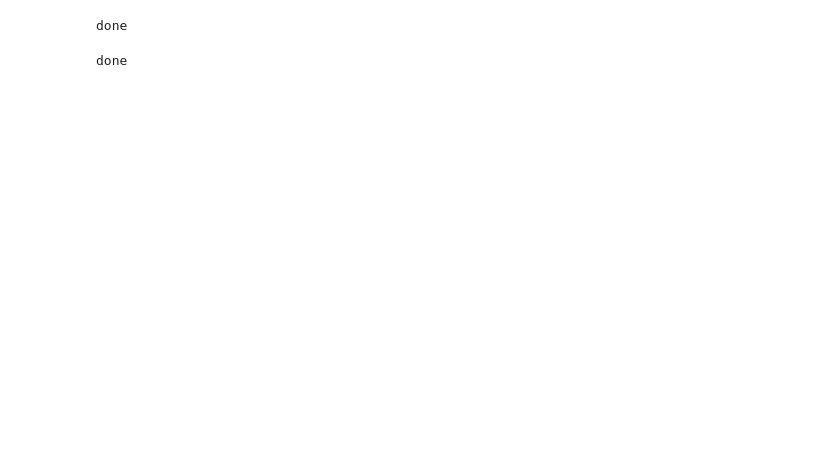
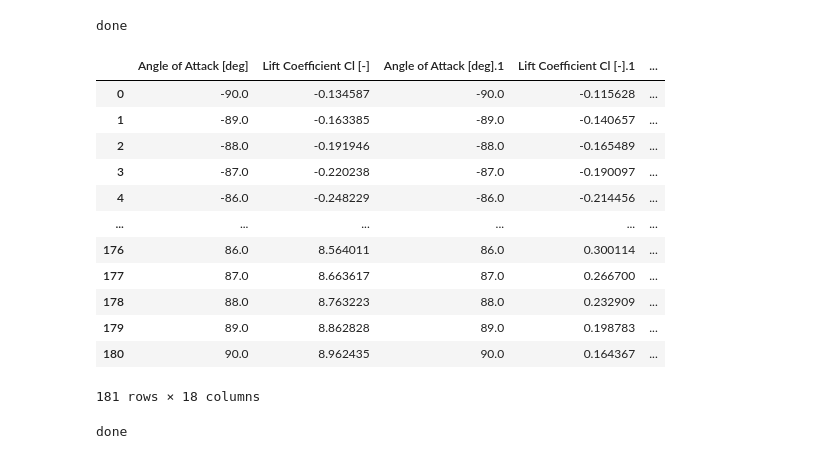
Before and after one commit to Pedro-pb-coder/polars.Qblade, a Jupyter notebook: polares.all.ipynb, the cells around one changed output. Drawn from its saved outputs; the diff is of its cells as text; code cells hidden in the pictures; blank space fills up the shorter version.

```diff
--- a/polares.all.ipynb
+++ b/polares.all.ipynb
@@ -71,8 +53,22 @@ print('done')
 done
 # %%
 # testar de vieram certo
-#df_cl.head(6)
+df_cl.head(190)
 #df_cd.head(12)
+# %% [output]
+|  | Angle of Attack [deg] | Lift Coefficient Cl [-] | Angle of Attack [deg].1 | Lift Coefficient Cl [-].1 | ... |
+| 0 | -90.0 | -0.134587 | -90.0 | -0.115628 | ... |
+| 1 | -89.0 | -0.163385 | -89.0 | -0.140657 | ... |
+| 2 | -88.0 | -0.191946 | -88.0 | -0.165489 | ... |
+| 3 | -87.0 | -0.220238 | -87.0 | -0.190097 | ... |
+| 4 | -86.0 | -0.248229 | -86.0 | -0.214456 | ... |
+| ... | ... | ... | ... | ... | ... |
+| 176 | 86.0 | 8.564011 | 86.0 | 0.300114 | ... |
+| 177 | 87.0 | 8.663617 | 87.0 | 0.266700 | ... |
+| 178 | 88.0 | 8.763223 | 88.0 | 0.232909 | ... |
+| 179 | 89.0 | 8.862828 | 89.0 | 0.198783 | ... |
+| 180 | 90.0 | 8.962435 | 90.0 | 0.164367 | ... |
+181 rows × 18 columns
 # %%
 # REmover colunas desnecessárias
 
```
Also changed, not shown: parts of 33 cells of this notebook.
